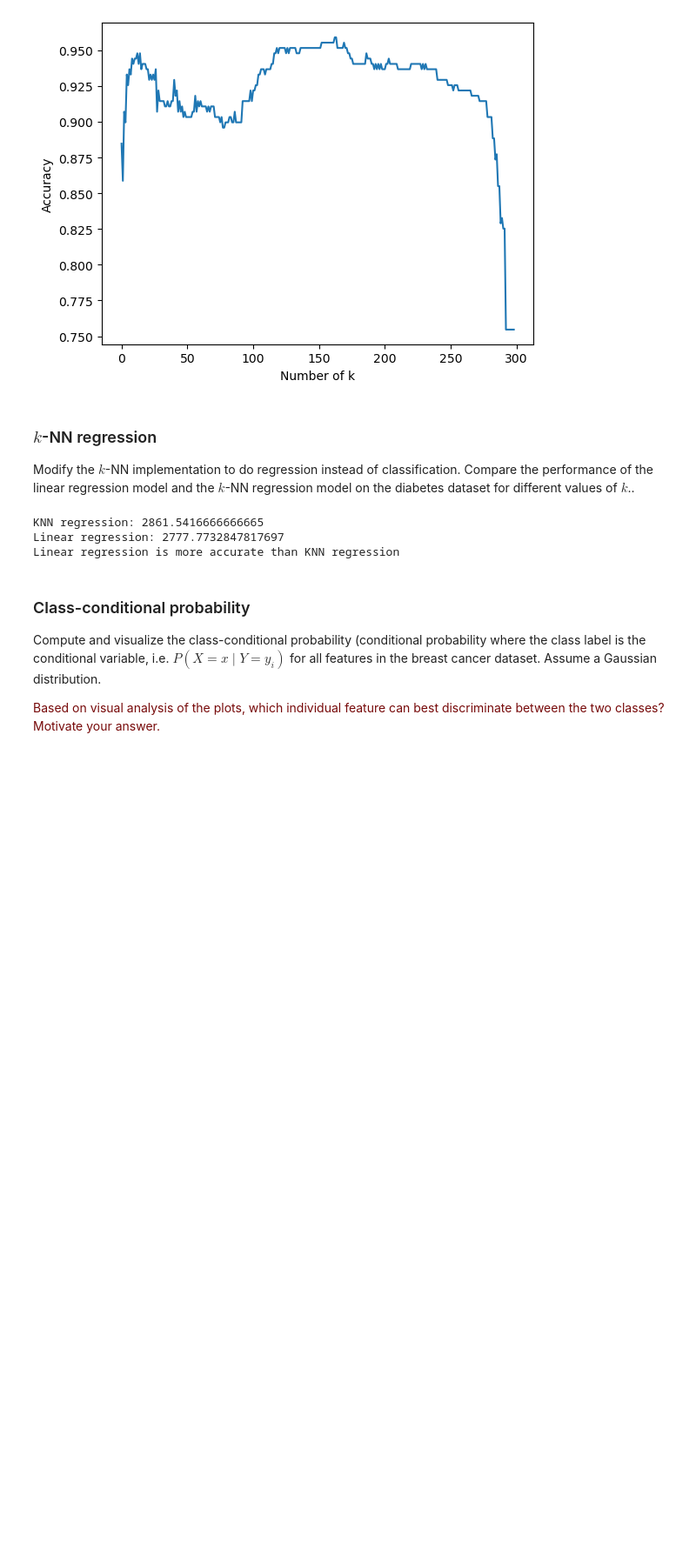
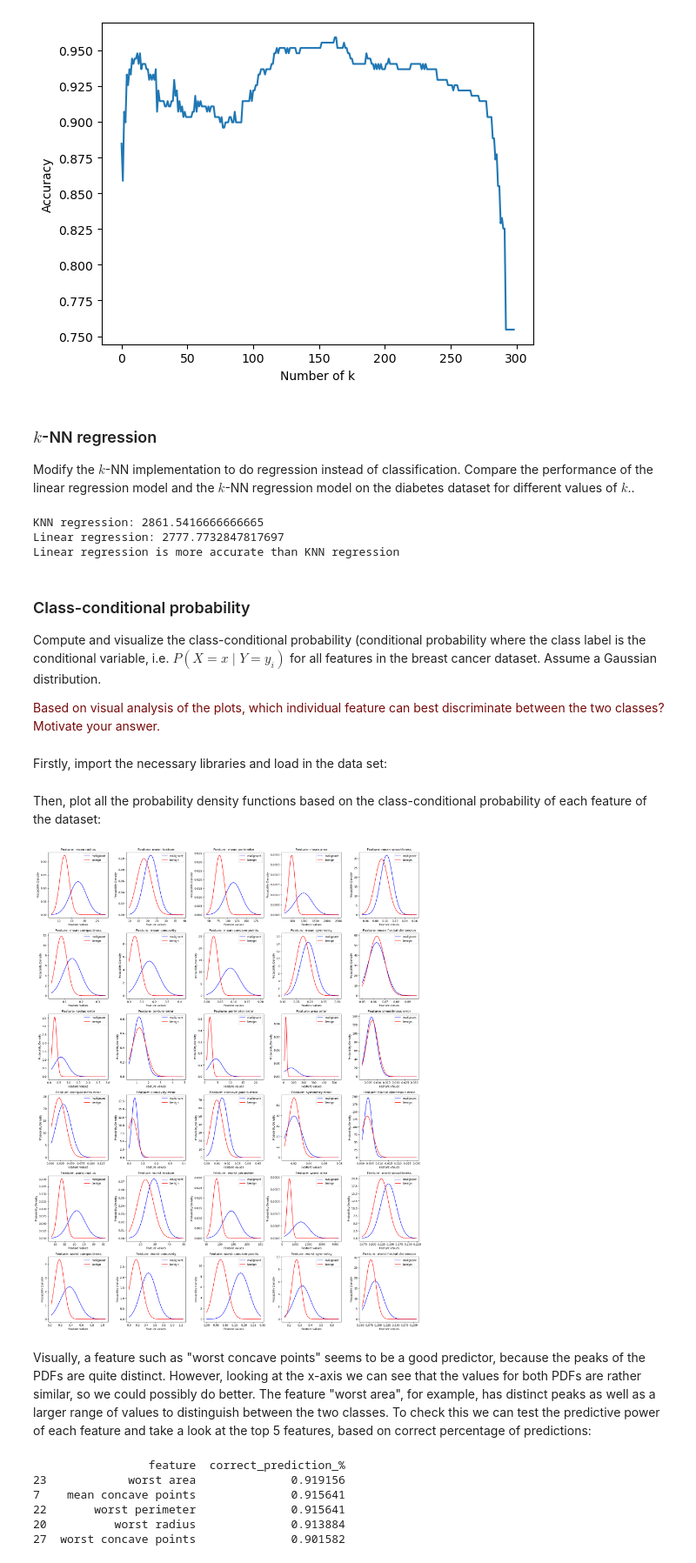
Before and after one commit to Mathieu-van-Luijken/8dm50-machine-learning, a Jupyter notebook: practicals/week_1.ipynb, the cells around one changed output. Shown at 87% size. Cells and saved outputs as stored; diff of their text form; code cells hidden in the pictures; blank space fills up the shorter version.

```diff
--- a/practicals/week_1.ipynb
+++ b/practicals/week_1.ipynb
@@ -318,3 +318,64 @@ Linear regression is more accurate than KNN regression
 Compute and visualize the class-conditional probability (conditional probability where the class label is the conditional variable, i.e. $P(X = x \mid Y = y_i)$ for all features in the breast cancer dataset. Assume a Gaussian distribution.
 
 <p><font color='#770a0a'>Based on visual analysis of the plots, which individual feature can best discriminate between the two classes? Motivate your answer.</font></p>
+# %% [markdown]
+Firstly, import the necessary libraries and load in the data set:
+# %%
+import numpy as np
+import matplotlib.pyplot as plt
+from sklearn.datasets import load_breast_cancer
+from scipy.stats import norm
+import pandas as pd
+
+# Load the Breast Cancer dataset
+data = load_breast_cancer()
+X = data.data
+y = data.target
+feature_names = data.feature_names
+class_labels = data.target_names
+# %% [markdown]
+Then, plot all the probability density functions based on the class-conditional probability of each feature of the dataset:
+# %%
+
+def plot_conditional_PDFs(X, y, feature_names, class_labels):
+    # Initialize figure for plotting
+    plt.figure(figsize=(20, 25))
+
+    # Separate the data into two classes: benign (class 0) and malignant (class 1)
+    X_0 = X[y == 0]
+    X_1 = X[y == 1]
+
+    for i, feature_name in enumerate(feature_names):
+        feature_values_0 = X_0[:, i]
+        feature_values_1 = X_1[:, i]
+
+        # Calculate mean and std for both classes
+        mean_0, std_0 = np.mean(feature_values_0), np.std(feature_values_0)
+        mean_1, std_1 = np.mean(feature_values_1), np.std(feature_values_1)
+
+        # Generate a range of values to compute the PDF over
+        x_range = np.linspace(min(np.min(feature_values_0), np.min(feature_values_1)),
+                              max(np.max(feature_values_0), np.max(feature_values_1)), 1000)
+
+        # Compute the PDF for both classes
+        pdf_0 = norm.pdf(x_range, mean_0, std_0)
+        pdf_1 = norm.pdf(x_range, mean_1, std_1)
+
+        # Plot PDFs for both classes
+        plt.subplot(6, 5, i + 1)
+        plt.plot(x_range, pdf_0, label=f'{class_labels[0]}', color='blue')
+        plt.plot(x_range, pdf_1, label=f'{class_labels[1]}', color='red')
+        plt.title(f'Feature: {feature_name}')
+        plt.xlabel('Feature values')
+        plt.ylabel('Probability Density')
+        plt.legend()
+
+    plt.tight_layout()
+    plt.show()
+
+# Plot the class-conditional probabilities
+plot_conditional_PDFs(X, y, feature_names, class_labels)
+# %% [output]
+[figure, added]
+# %% [markdown]
+Visually, a feature such as "worst concave points" seems to be a good predictor, because the peaks of the PDFs are quite distinct. However, looking at the x-axis we can see that the values for both PDFs are rather similar, so we could possibly do better. The feature "worst area", for example, has distinct peaks as well as a larger range of values to distinguish between the two classes. To check this we can test the predictive power of each feature and take a look at the top 5 features, based on correct percentage of predictions:
@@ -320,0 +432,10 @@ Compute and visualize the class-conditional probability (conditional probability
+# %%
+# Print the 5 best predictive features
+print(class_conditional_probs.nlargest(5, "correct_prediction_%"))
+# %% [output]
+                 feature  correct_prediction_%
+23            worst area              0.919156
+7    mean concave points              0.915641
+22       worst perimeter              0.915641
+20          worst radius              0.913884
+27  worst concave points              0.901582
```
Also changed, not shown: parts of 1 cell of this notebook.
